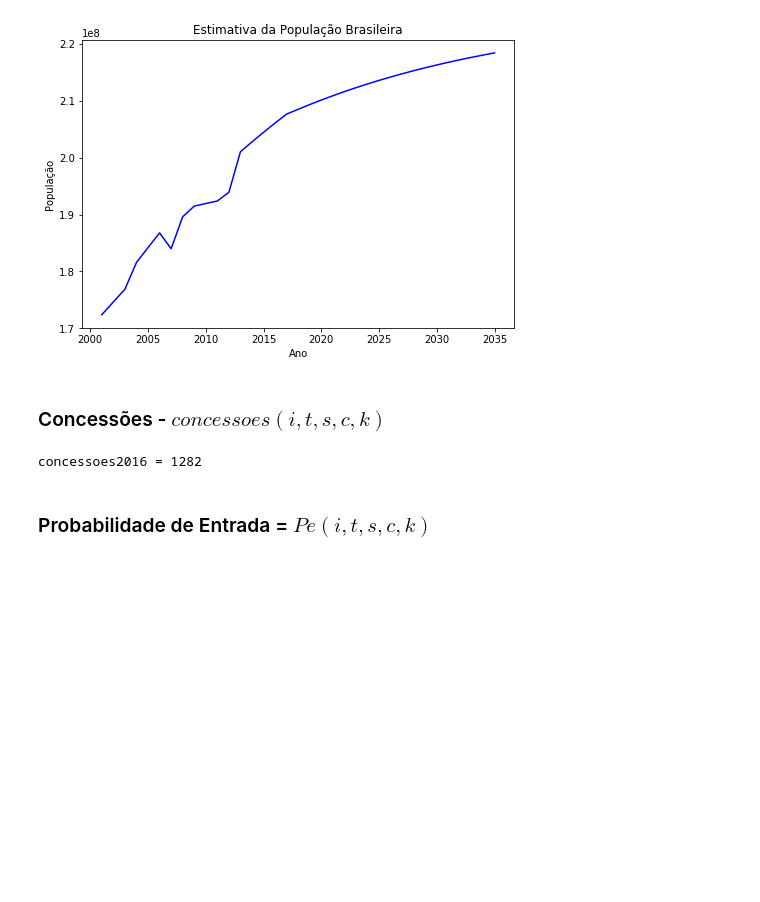
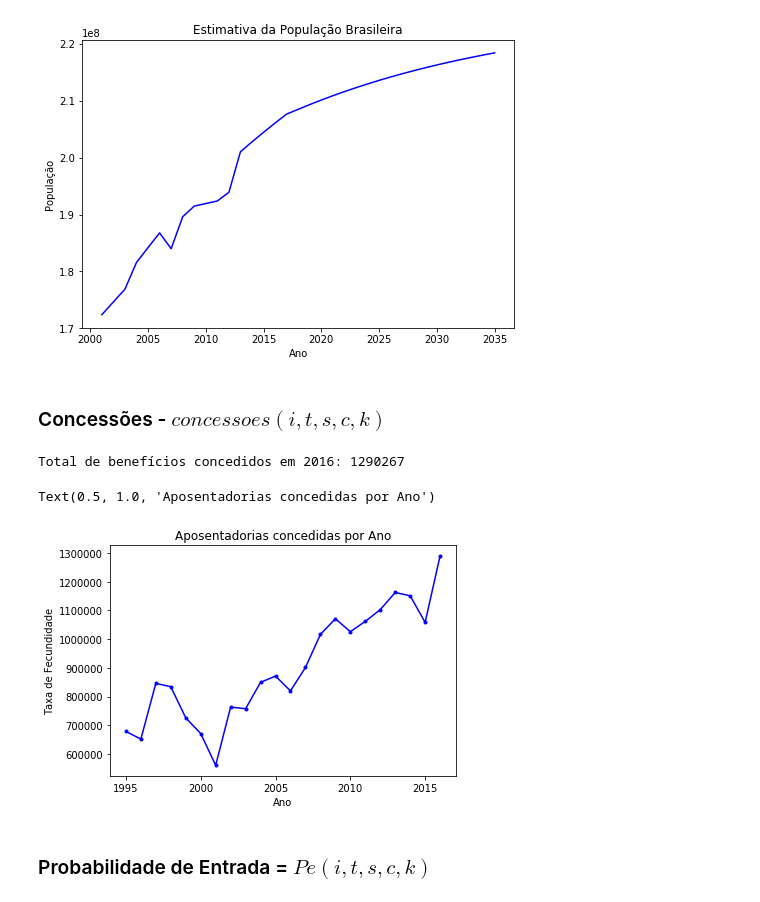
Before and after one commit to andrespp/ds-prev, a Jupyter notebook: analysis/Simulacao_RGPS.ipynb, the cells around one changed output. Cells and saved outputs as stored; diff of their text form; code cells hidden in the pictures; blank space fills up the shorter version.

Commit message:
Update concessoes() API

```diff
--- a/analysis/Simulacao_RGPS.ipynb
+++ b/analysis/Simulacao_RGPS.ipynb
@@ -7,7 +7,7 @@ import matplotlib.pyplot as plt
 import model.dsprev as dp
 
 # Parâmetros da simulação
-i = np.arange(0,151,1)        # [0,150]
+i = np.arange(0,1000,1)       # [0,1000]
 t = np.arange(2016,2036,1)    # [2016, 2035]
 s = np.array([1, 3 ,9])
 c = np.array([1, 2, 9])
@@ -17,8 +17,8 @@ k = [32, # Aposentadoria por invalidez previdenciária
      46, # Aposentadoria por tempo de serviço especial
      57]  #Aposentadoria por tempo de serviço de professor
 
-dbtable = 'FATO_AUXILIO_SAMPLE'
-#dbtable = 'FATO_AUXILIO'
+#dbtable = 'FATO_AUXILIO_SAMPLE'
+dbtable = 'FATO_AUXILIO'
 
 # Conection parameters
 host='tama'
@@ -266,20 +266,27 @@ Text(0.5, 1.0, 'Estimativa da População Brasileira')
 # %%
 # Connect to an existing database
 try:
     conn = psycopg2.connect("host='{}' port={} dbname='{}'user={} password={}"
             .format(host, port, dbname, user, pwd))
 except:
         print("Unable to connect to the database")
-concessoes2016 = dp.concessoes(i,[2016],s,c,k,conn, dbtable)
-print("concessoes2016 = {}".format(concessoes2016))
+concessoes = dp.concessoes(i,np.arange(1995, 2017),s,c,k,conn, dbtable)
+concessoes2016 = concessoes[concessoes['ano'] == 2016]['qtd'].iloc[0]
+print("Total de benefícios concedidos em 2016: {}".format(concessoes2016))
 
-# TODO - Plot concessoes by year
-#ano_array = np.arange(1995, 2017, 1)
-#concessoes = np.arange(1995, 2017, 1)
-#for counter in len(ano_array):
-#    concessoes[counter] = dp.concessoes(i,np.array(ano_array[counter]),s,c,k,conn, dbtable)
+# Create Figure and add set of axes (empty canvas)
+fig = plt.figure()
+axes = fig.add_axes([0.1, 0.1, 0.8, 0.8])
+
+# Plot on that set of axes
+axes.plot(concessoes['ano'], concessoes['qtd'], 'b.-')
+axes.set_xlabel('Ano')
+axes.set_ylabel('Taxa de Fecundidade')
+axes.set_title('Aposentadorias concedidas por Ano')
 # %% [output]
-concessoes2016 = 1282
+Total de benefícios concedidos em 2016: 1290267
+Text(0.5, 1.0, 'Aposentadorias concedidas por Ano')
+[figure, added]
 # %% [markdown]
 ### Probabilidade de Entrada = $Pe(i, t, s, c, k)$
 # %%
```
Also changed, not shown: parts of 1 cell of this notebook, 1 other file.
